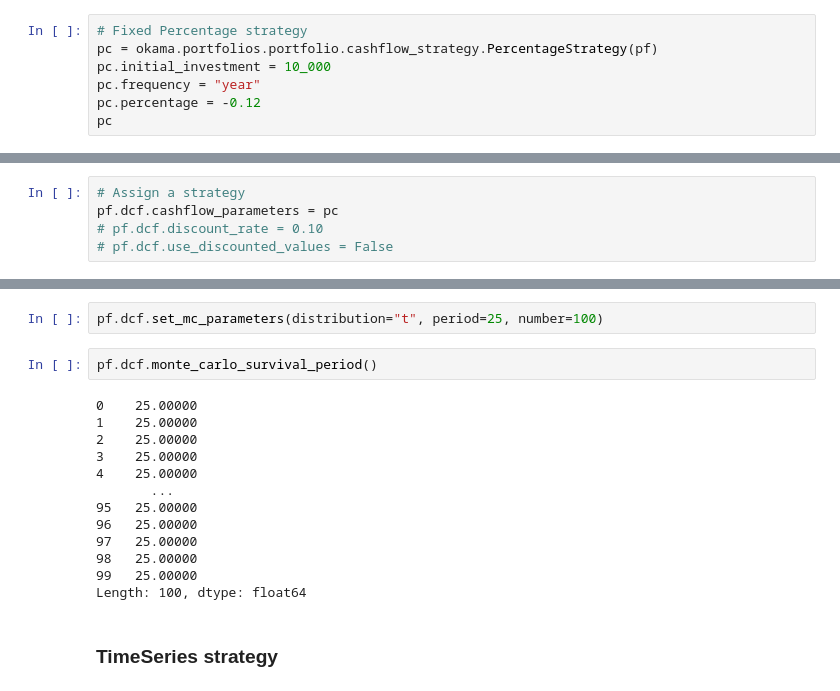
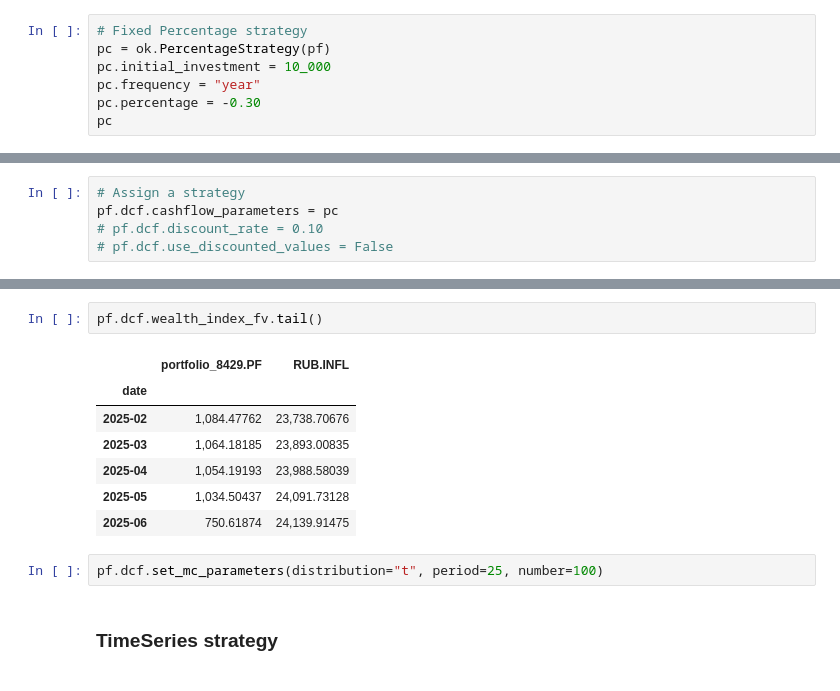
Before and after one commit to mbk-dev/okama, a Jupyter notebook: main_notebook.ipynb, the cells around one changed output, grey strips where cells are left out. Saved outputs shown, nothing was run; the diff lists cells and outputs as text.

```diff
--- a/main_notebook.ipynb
+++ b/main_notebook.ipynb
@@ -161,9 +183,9 @@ pf.dcf.wealth_index_fv.plot()
 ### Fixed Percentage
 # %%
 # Fixed Percentage strategy
-pc = okama.portfolios.portfolio.cashflow_strategy.PercentageStrategy(pf)
+pc = ok.PercentageStrategy(pf)
 pc.initial_investment = 10_000
 pc.frequency = "year"
-pc.percentage = -0.12
+pc.percentage = -0.30
 pc
 # %% [output]
@@ -190,21 +211,16 @@ discount_rate                        0.02574
 dtype: object
+# %%
+pf.dcf.wealth_index_fv.tail()
+# %% [output]
+|  | portfolio_8429.PF | RUB.INFL |
+| date |  |  |
+| 2025-02 | 1,084.47762 | 23,738.70676 |
+| 2025-03 | 1,064.18185 | 23,893.00835 |
+| 2025-04 | 1,054.19193 | 23,988.58039 |
+| 2025-05 | 1,034.50437 | 24,091.73128 |
+| 2025-06 | 750.61874 | 24,139.91475 |
 # %%
 pf.dcf.set_mc_parameters(distribution="t", period=25, number=100)
-# %%
-pf.dcf.monte_carlo_survival_period()
-# %% [output]
-0    25.00000
-1    25.00000
-2    25.00000
-3    25.00000
-4    25.00000
-       ...
-95   25.00000
-96   25.00000
-97   25.00000
-98   25.00000
-99   25.00000
-Length: 100, dtype: float64
 # %% [markdown]
 ### TimeSeries strategy
 # %%
```
Also changed, not shown: parts of 20 cells of this notebook, 6 other files.
